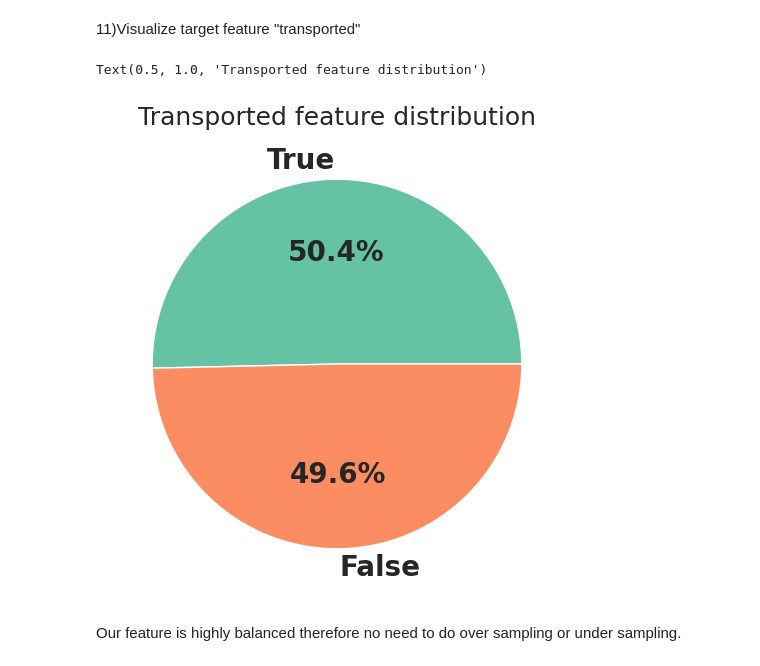
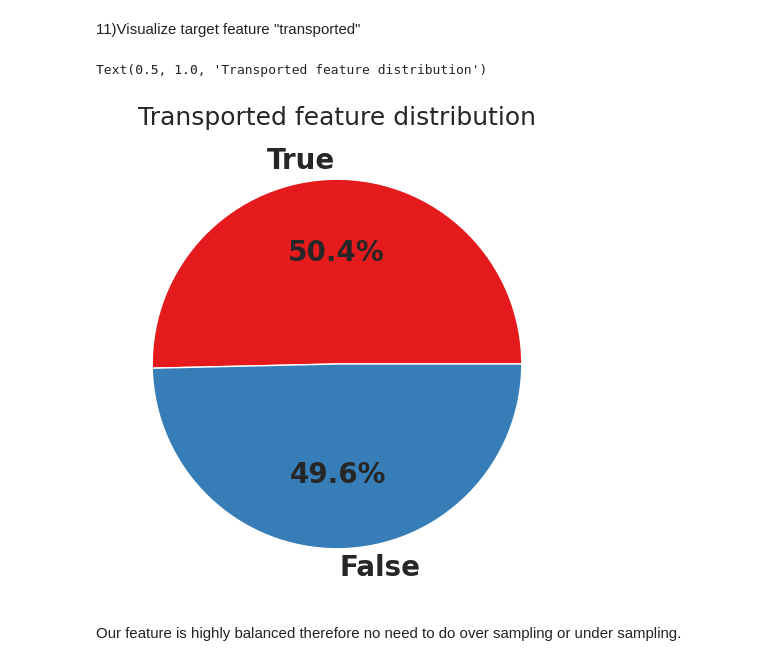
Before and after one commit to santr4/ml_projects, a Jupyter notebook: Spaceship Titanic/Spaceship_Titanic.ipynb, the cells around one changed output. Saved outputs shown, nothing was run; the diff lists cells and outputs as text; code cells hidden in the pictures.

Commit message:
color palette changed

```diff
--- a/Spaceship Titanic/Spaceship_Titanic.ipynb
+++ b/Spaceship Titanic/Spaceship_Titanic.ipynb
@@ -270,11 +270,11 @@ Exploratory Data Analysis(EDA)
 11)Visualize target feature "transported"
 # %%
 plt.figure(figsize=(10,6))
-plt.pie(train_df["Transported"].value_counts(),labels=train_df["Transported"].value_counts().keys(),autopct="%1.1f%%",textprops={"fontsize":20,"fontweight":"black"},colors=sns.color_palette("Set2"))
+plt.pie(train_df["Transported"].value_counts(),labels=train_df["Transported"].value_counts().keys(),autopct="%1.1f%%",textprops={"fontsize":20,"fontweight":"black"},colors=sns.color_palette("Set1"))
 plt.title("Transported feature distribution") # use histogram because the target feature is binary so its better.
 # %% [output]
 Text(0.5, 1.0, 'Transported feature distribution')
-[figure, old version]
+[figure, new version]
 # %% [markdown]
 Our feature is highly balanced therefore no need to do over sampling or under sampling.
 # %% [markdown]
```
Also changed, not shown: parts of 2 cells of this notebook.
